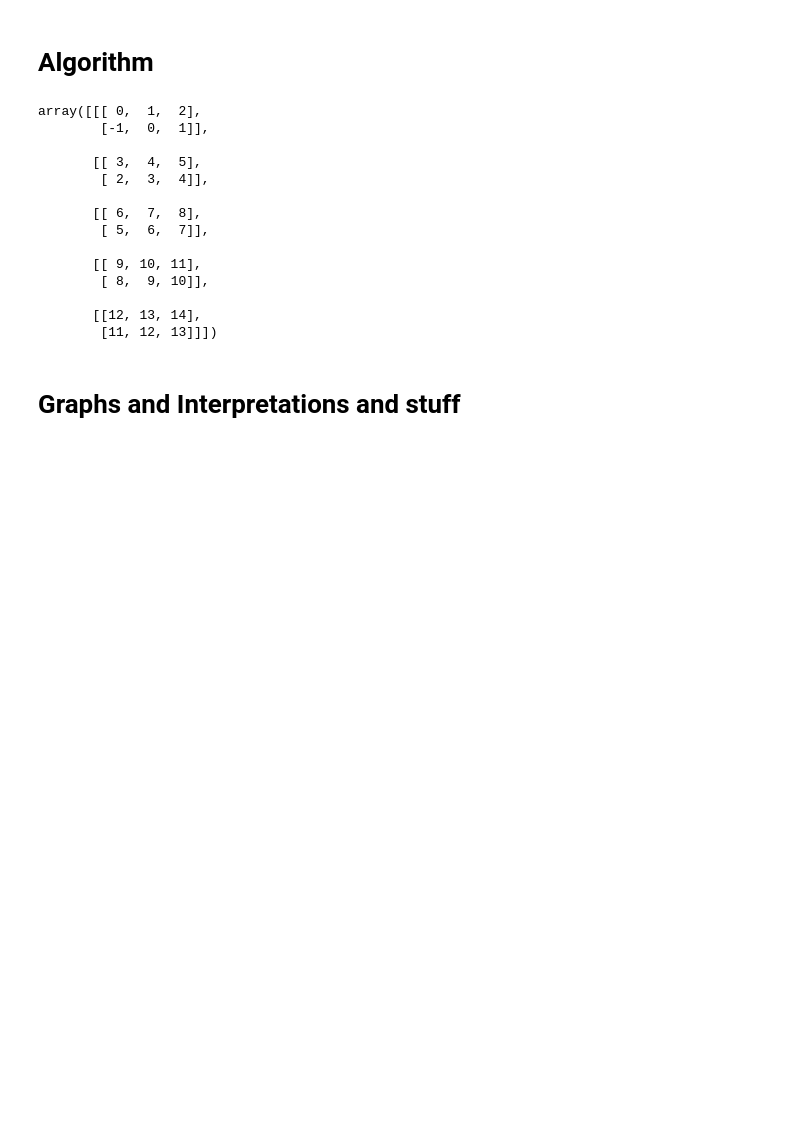
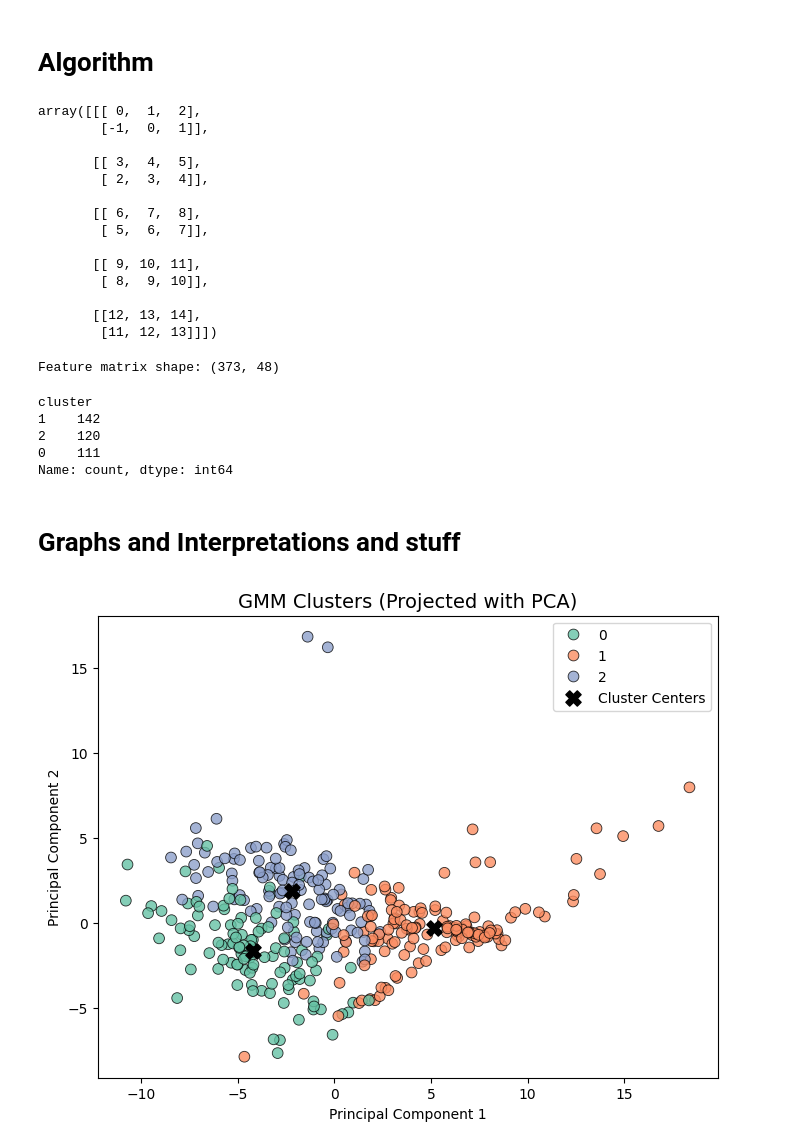
Before and after one commit to SomnathB053/gmm_traffic_data, a Jupyter notebook: romanian.ipynb, the cells around one changed output. Drawn from its saved outputs; the diff is of its cells as text; code cells hidden in the pictures; blank space fills up the shorter version.

```diff
--- a/romanian.ipynb
+++ b/romanian.ipynb
@@ -215,0 +263,4 @@ memory usage: 151.7+ KB
+# %%
+# Standardizing
+scaler = StandardScaler()
+fin_df[features_to_scale] = scaler.fit_transform(fin_df[features_to_scale])
@@ -247,3 +308,9 @@ array([[[ 0,  1,  2],
 
        [[12, 13, 14],
         [11, 12, 13]]])
+# %%
+# Algorithm Implementation
+X = fin_df.iloc[:, 4:].to_numpy()
+print("Feature matrix shape:", X.shape)
+# %% [output]
+Feature matrix shape: (373, 48)
@@ -250,2 +374,46 @@ array([[[ 0,  1,  2],
+# %%
+# Running GMM
+c_pi, c_mu, c_sigma, resp = gmm(X, max_iter=200, n_clusters=3, seed=42)
+
+# Assign each data point to its most likely cluster
+cluster_labels = np.argmax(resp, axis=1)
+
+fin_df["cluster"] = cluster_labels
+print(fin_df["cluster"].value_counts())
+# %% [output]
+cluster
+1    142
+2    120
+0    111
+Name: count, dtype: int64
 # %% [markdown]
 # Graphs and Interpretations and stuff
+# %%
+# Visualizing the clusters
+from sklearn.decomposition import PCA
+import matplotlib.pyplot as plt
+import seaborn as sns
+
+pca = PCA(n_components=2)
+X_2d = pca.fit_transform(X)
+
+pca_df = pd.DataFrame(X_2d, columns=['PC1', 'PC2'])
+pca_df['Cluster'] = cluster_labels
+
+plt.figure(figsize=(8,6))
+sns.scatterplot(
+    data=pca_df, x='PC1', y='PC2', hue='Cluster',
+    palette='Set2', s=60, edgecolor='k', alpha=0.8
+)
+plt.title("GMM Clusters (Projected with PCA)", fontsize=14)
+plt.xlabel("Principal Component 1")
+plt.ylabel("Principal Component 2")
+
+# Mark cluster centers (based on PCA projection)
+centers = pca_df.groupby('Cluster')[['PC1', 'PC2']].mean()
+plt.scatter(centers['PC1'], centers['PC2'], c='black', s=120, marker='X', label='Cluster Centers')
+
+plt.legend()
+plt.show()
+# %% [output]
+[figure, added]
```
Also changed, not shown: parts of 17 cells of this notebook, 1 other file.
